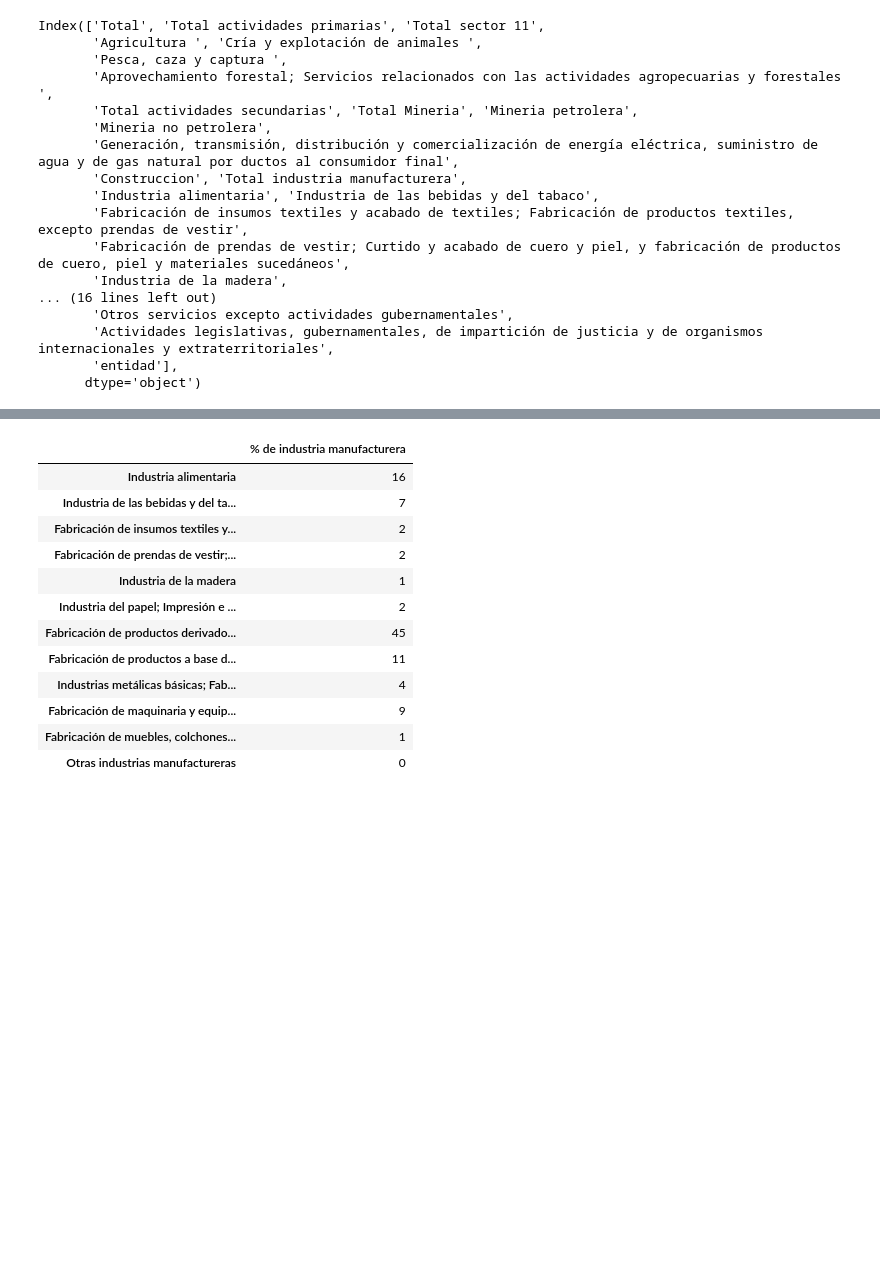
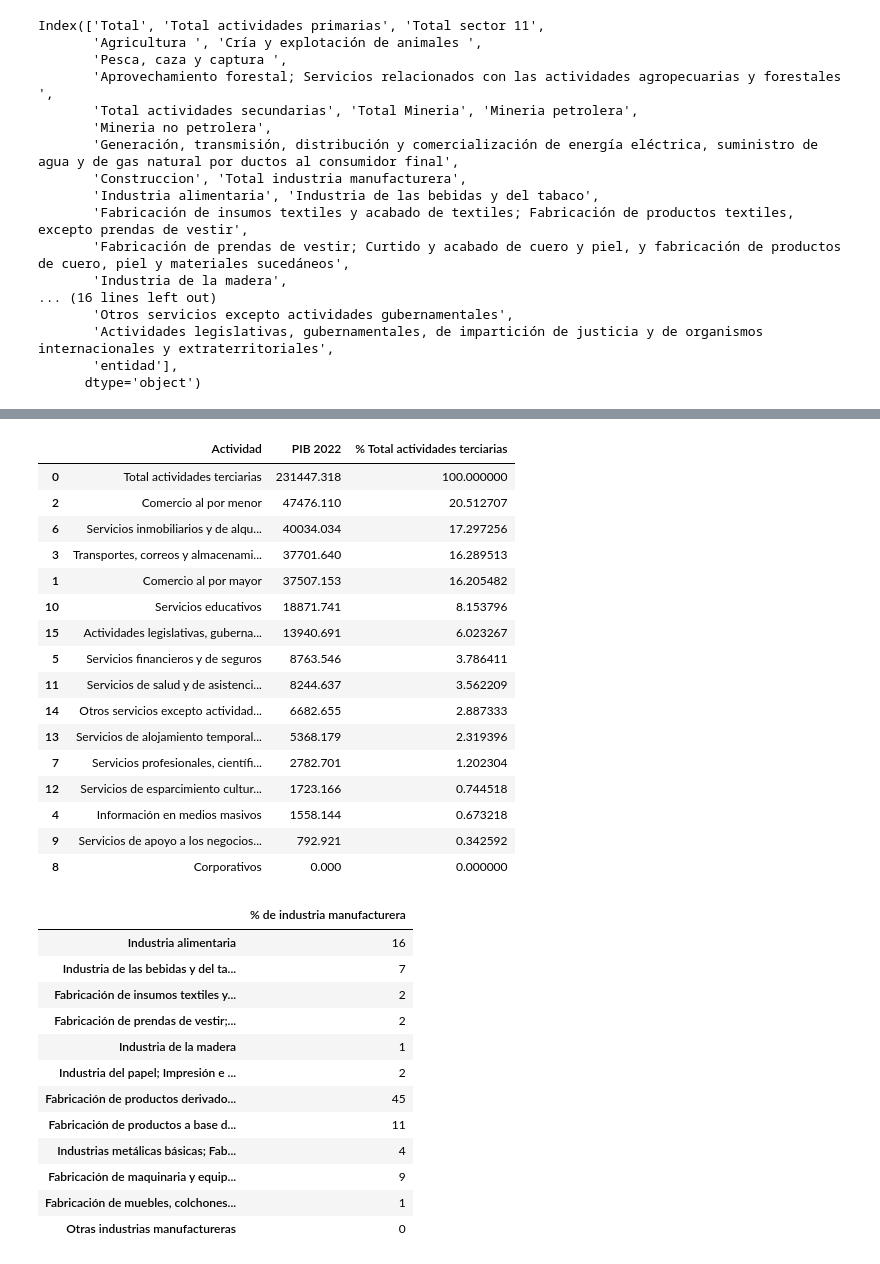
Before and after one commit to jfloresbmxt/fichas_estatales, a Jupyter notebook: pipelines/pib/pib.ipynb, the cells around one changed output, grey strips where cells are left out. Cells and saved outputs as stored; diff of their text form; code cells hidden in the pictures; blank space fills up the shorter version.

Commit message:
Agrega tabla PIB terciario y ordena de mayor a menor

```diff
--- a/pipelines/pib/pib.ipynb
+++ b/pipelines/pib/pib.ipynb
@@ -261,4 +263,37 @@ manufacturas(df_, "Hidalgo")
 | 12 | Otras industrias manufactureras | 416.784 | 0.368964 |
+# %%
+def actividades_terciarias(df, entidad):
+    df = df[df["entidad"] == entidad]
+    df = (df.iloc[-1:,26:-1]).T
+    total = df.loc["Total actividades terciarias"]
+
+    df["% actividades terciarias"] =  (df/total)*100
+    df = df.reset_index()
+    df.columns = ["Actividad","PIB 2022", "% Total actividades terciarias"]
+
+    df = df.sort_values("PIB 2022", ascending=False)
+
+    return df
+
+actividades_terciarias(df_, "Hidalgo")
+# %% [output]
+|  | Actividad | PIB 2022 | % Total actividades terciarias |
+| 0 | Total actividades terciarias | 231447.318 | 100.000000 |
+| 2 | Comercio al por menor | 47476.110 | 20.512707 |
+| 6 | Servicios inmobiliarios y de alqu... | 40034.034 | 17.297256 |
+| 3 | Transportes, correos y almacenami... | 37701.640 | 16.289513 |
+| 1 | Comercio al por mayor | 37507.153 | 16.205482 |
+| 10 | Servicios educativos | 18871.741 | 8.153796 |
+| 15 | Actividades legislativas, guberna... | 13940.691 | 6.023267 |
+| 5 | Servicios financieros y de seguros | 8763.546 | 3.786411 |
+| 11 | Servicios de salud y de asistenci... | 8244.637 | 3.562209 |
+| 14 | Otros servicios excepto actividad... | 6682.655 | 2.887333 |
+| 13 | Servicios de alojamiento temporal... | 5368.179 | 2.319396 |
+| 7 | Servicios profesionales, científi... | 2782.701 | 1.202304 |
+| 12 | Servicios de esparcimiento cultur... | 1723.166 | 0.744518 |
+| 4 | Información en medios masivos | 1558.144 | 0.673218 |
+| 9 | Servicios de apoyo a los negocios... | 792.921 | 0.342592 |
+| 8 | Corporativos | 0.000 | 0.000000 |
 # %%
 class INFO_PIB:
 
```
Also changed, not shown: parts of 2 cells of this notebook, 2 other files.
